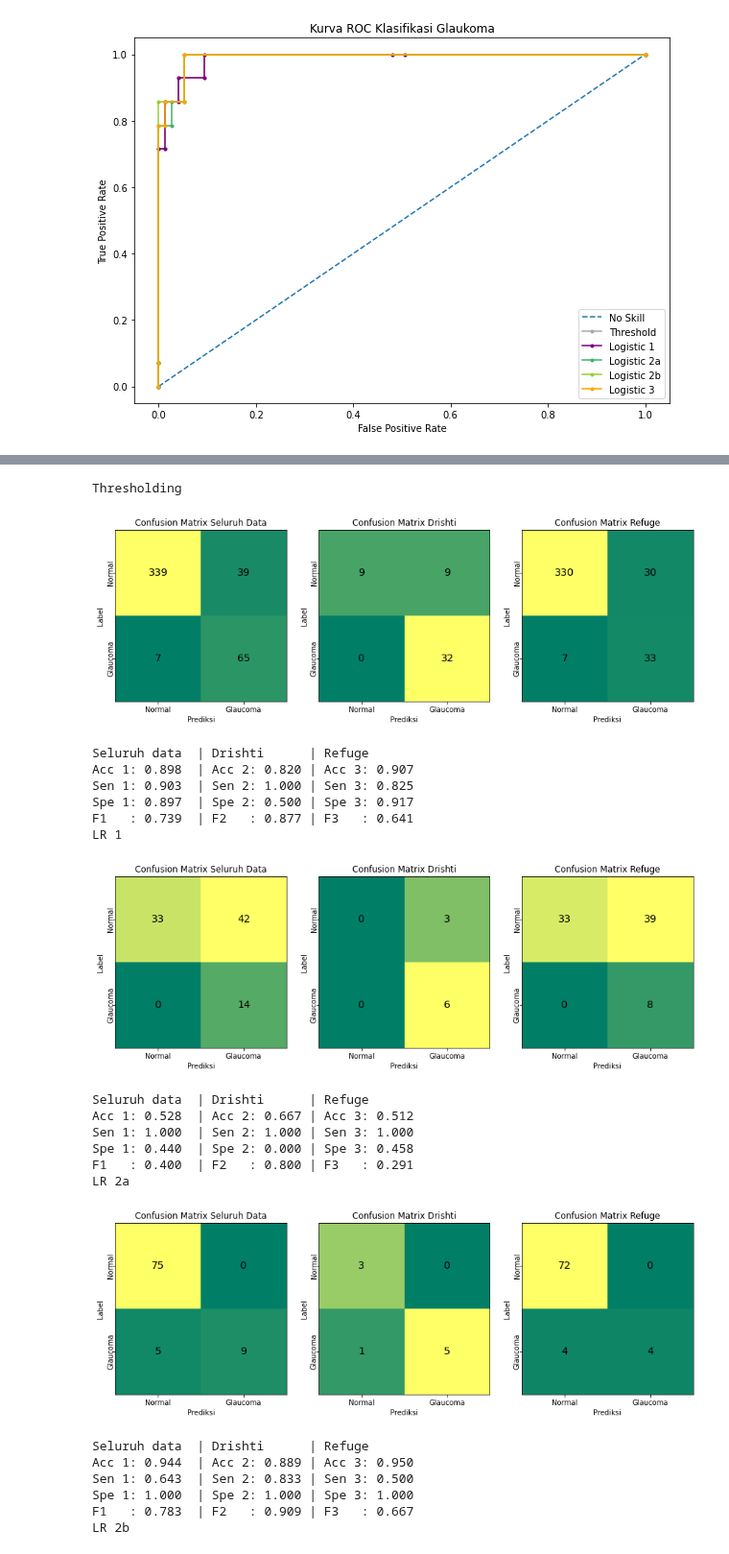
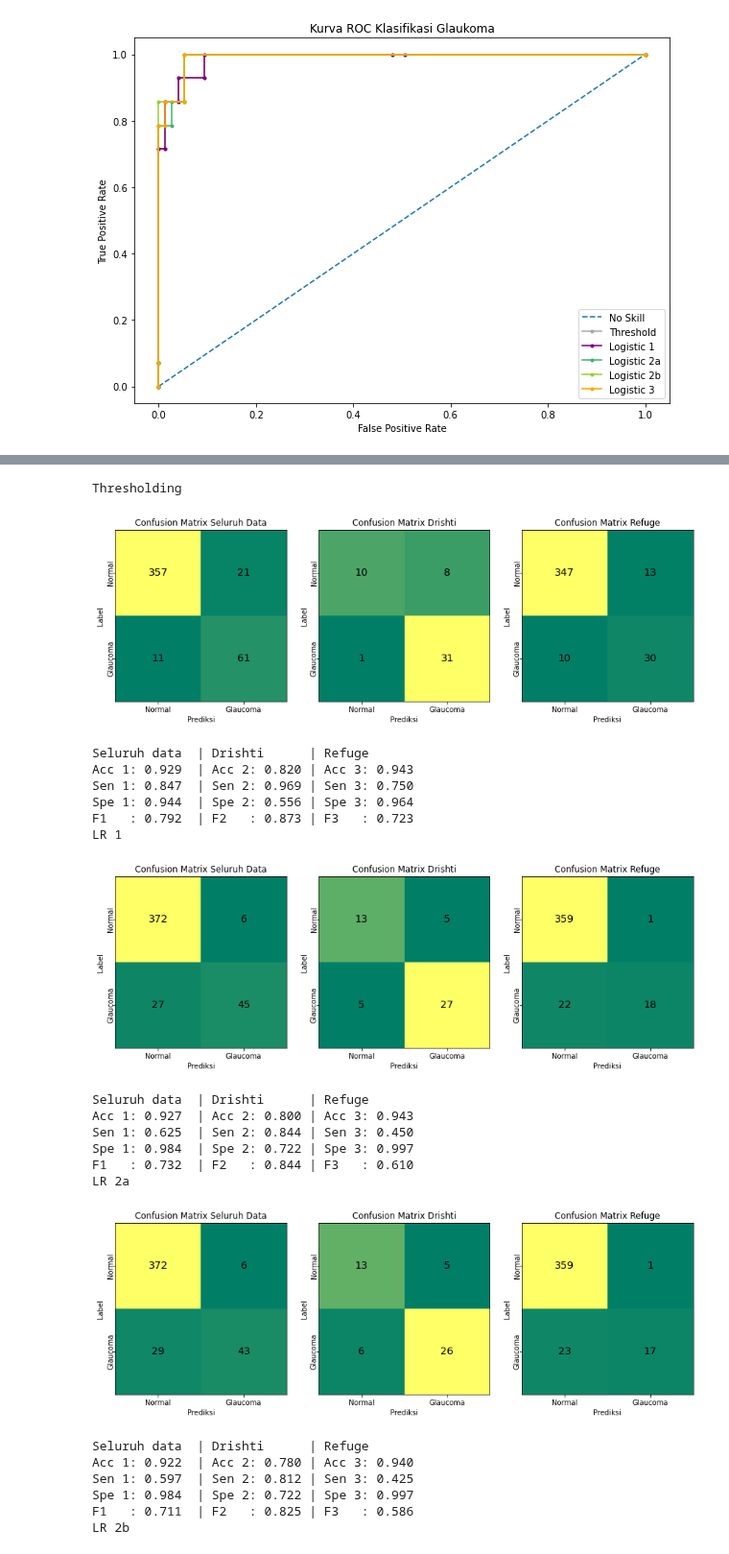
Before and after one commit to anasnafis77/Glaucoma-Detection-UNet, a Jupyter notebook: Glaucoma_inference.ipynb, the cells around one changed output, grey strips where cells are left out. Shown at 96% size. Saved outputs shown, nothing was run; the diff lists cells and outputs as text; code cells hidden in the pictures.

```diff
--- a/Glaucoma_inference.ipynb
+++ b/Glaucoma_inference.ipynb
@@ -652,7 +777,7 @@ def metrik(tn, fp, fn, tp):
   youden = sen + spe - 1
   return acc, sen, spe, f, youden
 
-def threshold_pred(CDRS, threshold=0.62):
+def threshold_pred(CDRS, threshold=0.56):
   pred = []
   for CDR in CDRS:
     if CDR < threshold:
@@ -876,13 +987,13 @@ Logistic 2c: Acc = 0.865
 Logistic 3: Acc = 0.876
 # %%
-X = x_GT1a
-y_true = y
+X = x_GT1a[:50]
+y_true = y[:50]
 thresholds = []
 acc = []
 sen = []
 spe = []
 youd = []
-for i in range(30):
+for i in range(40):
   thd = 0.4 + i*0.01
   y_pred = threshold_pred(X, threshold=thd)
   tn, fp, fn, tp = confusion_matrix(y_true, y_pred).ravel()
@@ -920,18 +1031,18 @@ ax.axvline(x=t_acc, linestyle='--', color='royalblue', lw=1)
 ax.axvline(x=t_sen, linestyle='--', color='orange', lw=1)
 ax.axvline(x=t_spe, linestyle='--', color='mediumseagreen', lw=1)
 ax.axvline(x=t_youd, linestyle='--', color='salmon', lw=1)
-ax.text(t_acc, 0.6, '{:.3f}'.format(t_acc), size='medium')
-ax.text(t_sen, 0.6, '{:.3f}'.format(t_sen), size='medium')
-ax.text(t_spe, 0.6, '{:.3f}'.format(t_spe), size='medium')
-ax.text(t_youd, 0.6, '{:.3f}'.format(t_youd), size='medium')
+ax.text(t_acc, 0.4, '{:.3f}'.format(t_acc), size='medium')
+ax.text(t_sen, 0.4, '{:.3f}'.format(t_sen), size='medium')
+ax.text(t_spe, 0.4, '{:.3f}'.format(t_spe), size='medium')
+ax.text(t_youd, 0.4, '{:.3f}'.format(t_youd), size='medium')
 ax.set_xlabel('threshold')
 ax.set_ylabel('Metrik')
 ax.text(t_acc, max_acc, '{:.3f}'.format(max_acc), size='medium')
 ax.text(t_sen, max_sen, '{:.3f}'.format(max_sen), size='medium')
 ax.text(t_spe, max_spe, '{:.3f}'.format(max_spe), size='medium')
-ax.text(t_youd, max_youd, '{:.3f}'.format(max_spe), size='medium')
+ax.text(t_youd, max_youd, '{:.3f}'.format(max_youd), size='medium')
 ax.grid()
-ax.set_title('Nilai Metrik pada setiap threshold (VCDR GT)')
+ax.set_title('Nilai Metrik pada setiap threshold (VCDR GT Drishti)')
 ax.legend()
 plt.show()
 # %% [output]
@@ -967,11 +1078,13 @@ def confusion_m(y_pred, y_true, partial=False, ix=None):
   if partial:
     ix_drishti = list(set(ix).intersection(drishti))
     ix_refuge = list(set(ix).intersection(refuge))
+    idx = ix
+
   else:
     ix_drishti = drishti
     ix_refuge = refuge
-    ix = drishti+refuge
-  cfm1 = confusion_matrix(y_true[ix], y_pred[ix])
+    idx = drishti+refuge
+  cfm1 = confusion_matrix(y_true[idx], y_pred[idx])
   cfm2 = confusion_matrix(y_true[ix_drishti], y_pred[ix_drishti])
   cfm3 = confusion_matrix(y_true[ix_refuge], y_pred[ix_refuge])
   tn1, fp1, fn1, tp1 = cfm1.ravel()
@@ -995,45 +1108,45 @@ def confusion_m(y_pred, y_true, partial=False, ix=None):
   print('F1   : {:.3f}  | F2   : {:.3f} | F3   : {:.3f}'.format(f1, f2, f3))
 # %%
 print('Thresholding')
-y_pred = threshold_pred(x_GT1a, threshold=0.56)
+y_pred = threshold_pred(x1a, threshold=0.56)
 y_true = y
 confusion_m(y_pred, y_true, partial=False, ix=test_ix)
 
 print('LR 1')
-y_pred = model1.predict(x_GT1a)
-confusion_m(y_pred, y_true, partial=True, ix=test_ix)
+y_pred = model1a.predict(x1a)
+confusion_m(y_pred, y_true, partial=False, ix=test_ix)
 
 print('LR 2a')
-y_pred = model2a.predict(x_GT2a)
-confusion_m(y_pred, y_true, partial=True, ix=test_ix)
+y_pred = model2a.predict(x2a)
+confusion_m(y_pred, y_true, partial=False, ix=test_ix)
 
 print('LR 2b')
-y_pred = model2b.predict(x_GT2b)
-confusion_m(y_pred, y_true, partial=True, ix=test_ix)
+y_pred = model2b.predict(x2b)
+confusion_m(y_pred, y_true, partial=False, ix=test_ix)
 
 print('LR 3')
-y_pred = model3.predict(x_GT3)
-confusion_m(y_pred, y_true, partial=True, ix=test_ix)
+y_pred = model3.predict(x3)
+confusion_m(y_pred, y_true, partial=False, ix=test_ix)
 # %% [output]
 Thresholding
 [figure]
 Seluruh data  | Drishti      | Refuge
-Acc 1: 0.898  | Acc 2: 0.820 | Acc 3: 0.907
-Sen 1: 0.903  | Sen 2: 1.000 | Sen 3: 0.825
-Spe 1: 0.897  | Spe 2: 0.500 | Spe 3: 0.917
-F1   : 0.739  | F2   : 0.877 | F3   : 0.641
+Acc 1: 0.929  | Acc 2: 0.820 | Acc 3: 0.943
+Sen 1: 0.847  | Sen 2: 0.969 | Sen 3: 0.750
+Spe 1: 0.944  | Spe 2: 0.556 | Spe 3: 0.964
+F1   : 0.792  | F2   : 0.873 | F3   : 0.723
 LR 1
-[figure, old version]
+[figure, new version]
 Seluruh data  | Drishti      | Refuge
-Acc 1: 0.528  | Acc 2: 0.667 | Acc 3: 0.512
-Sen 1: 1.000  | Sen 2: 1.000 | Sen 3: 1.000
-Spe 1: 0.440  | Spe 2: 0.000 | Spe 3: 0.458
-F1   : 0.400  | F2   : 0.800 | F3   : 0.291
+Acc 1: 0.927  | Acc 2: 0.800 | Acc 3: 0.943
+Sen 1: 0.625  | Sen 2: 0.844 | Sen 3: 0.450
+Spe 1: 0.984  | Spe 2: 0.722 | Spe 3: 0.997
+F1   : 0.732  | F2   : 0.844 | F3   : 0.610
 LR 2a
-[figure, old version]
+[figure, new version]
 Seluruh data  | Drishti      | Refuge
-Acc 1: 0.944  | Acc 2: 0.889 | Acc 3: 0.950
-Sen 1: 0.643  | Sen 2: 0.833 | Sen 3: 0.500
-Spe 1: 1.000  | Spe 2: 1.000 | Spe 3: 1.000
-F1   : 0.783  | F2   : 0.909 | F3   : 0.667
+Acc 1: 0.922  | Acc 2: 0.780 | Acc 3: 0.940
+Sen 1: 0.597  | Sen 2: 0.812 | Sen 3: 0.425
+Spe 1: 0.984  | Spe 2: 0.722 | Spe 3: 0.997
+F1   : 0.711  | F2   : 0.825 | F3   : 0.586
 LR 2b
```
Also changed, not shown: parts of 29 cells of this notebook.
